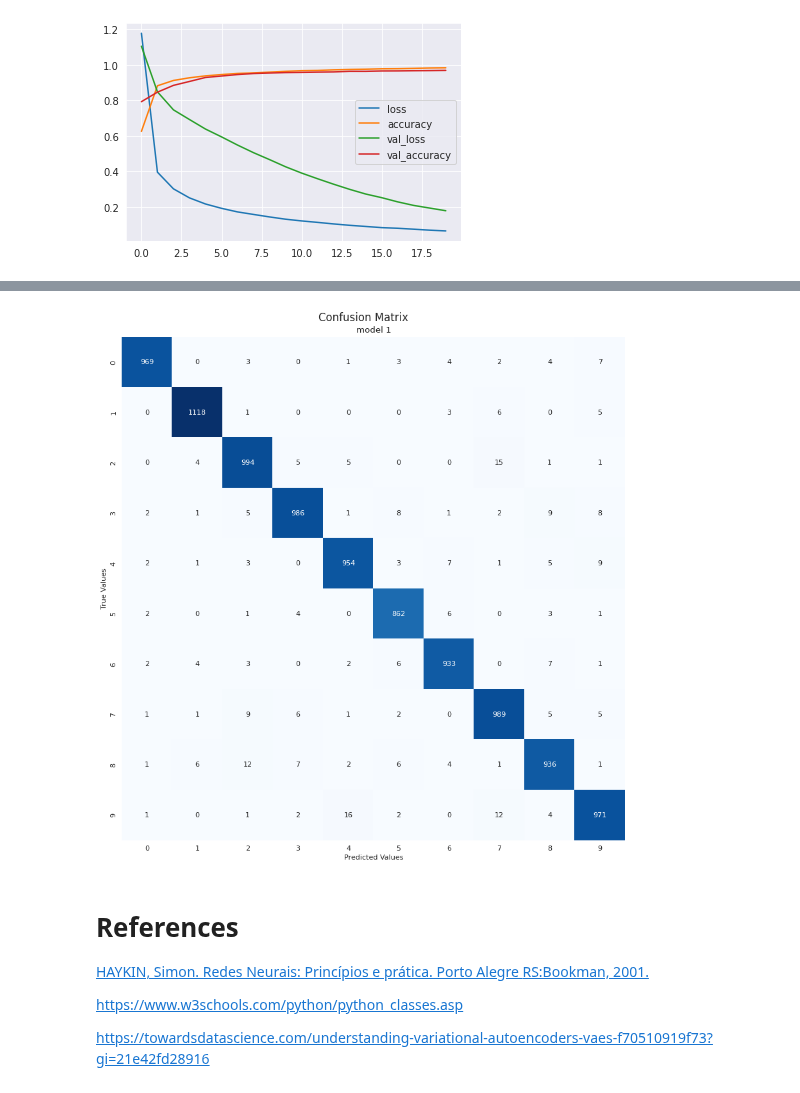
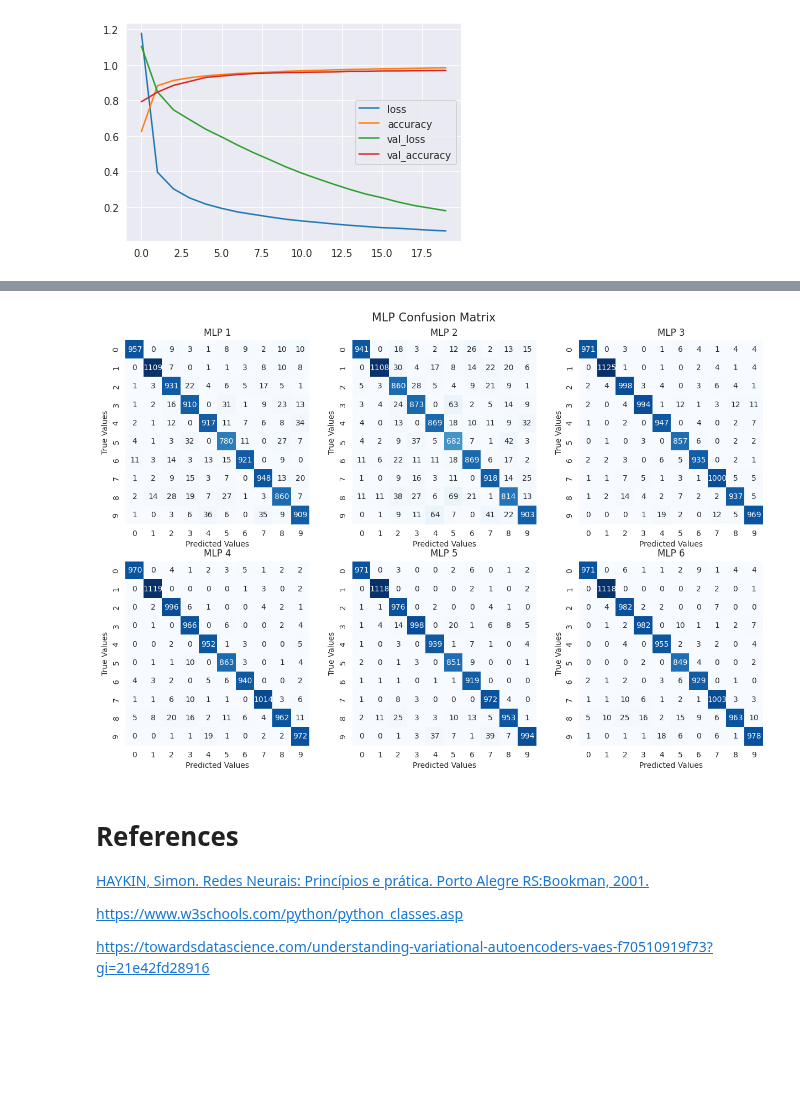
Before and after one commit to barauna-lo/Neurocomputing, a Jupyter notebook: Project_04_CNN.ipynb, the cells around one changed output, grey strips where cells are left out. Cells and saved outputs as stored; diff of their text form; code cells hidden in the pictures; blank space fills up the shorter version.

```diff
--- a/Project_04_CNN.ipynb
+++ b/Project_04_CNN.ipynb
@@ -293,9 +731,9 @@ for i in range(len(models)):
 # %%
-model_name = ['model 1','model 2','model 3','model 4','model 5','model 6']
+
 for i in range(len(models)):
   print(model_name[i])
-  print("Test loss:", score[i][0])
-  print("Test accuracy:", score[i][1])
+  print("Test loss:", score_cnn[i][0])
+  print("Test accuracy:", score_cnn[i][1])
 # %% [output]
 model 1
 Test loss: 0.05025001987814903
@@ -375,6 +815,10 @@ import tensorflow as tf
 #reshapinh data for the MLP models
 X_train = x_train.reshape(x_train.shape[0], 28, 28)
 Y_train = np.argmax(y_train, 1) # Decode labels
+
+X_test = x_test.reshape(x_test.shape[0], 28, 28)
+Y_test = np.argmax(y_test, 1) # Decode labels
+
 
 learning_rate = 0.001
 epochs = 20
@@ -447,12 +908,14 @@ _________________________________________________________________
 # %%
-model_mlp_1.compile(optimizer=tf.keras.optimizers.Adam(learning_rate=0.001),
+model_mlp = [model_mlp_1,model_mlp_2,model_mlp_3,model_mlp_4,model_mlp_5,model_mlp_6]
+model_mlp_name = ['MLP 1','MLP 2','MLP 3','MLP 4','MLP 5','MLP 6',]
+history_mlp =[]
+for i in range(len(model_mlp)):
+  model_mlp[i].compile(optimizer=tf.keras.optimizers.Adam(learning_rate=0.001),
             loss="sparse_categorical_crossentropy",
             metrics=['accuracy'])
-
-history_mlp_1 = model_mlp_1.fit(x=X_train, y=Y_train, batch_size=batch_size,
+  history_mlp.append(model_mlp[i].fit(x=X_train, y=Y_train, batch_size=batch_size,
                       epochs=epochs,
                       shuffle=True,
                       callbacks=[early_stopping],
-                      validation_split=validation_split)
-#epochs = history.epoch
-#hist = pd.DataFrame(history.history)
+                      validation_split=validation_split))
+  print(f"\n-------------\n-------------\nmodel {model_mlp_name[i]} DONE !!!!!!!!\n-------------\n-------------\n")
@@ -476,0 +924,9 @@ Epoch 20/20
+# %%
+score_mlp = []
+for i in range(len(model_mlp)):
+  score_mlp.append(model_mlp[i].evaluate(X_test, Y_test, verbose=0))
+
+for i in range(len(models)):
+  print(model_mlp_name[i])
+  print("Test loss:", score_mlp[i][0])
+  print("Test accuracy:", score_mlp[i][1])
@@ -528,15 +1000,16 @@ plt.show()
 # %%
 #y_test = np.argmax(y_test, 1) # Decode labels
-fig = plt.figure(figsize=(16, 13),dpi=80) # Set Figure
-plt.suptitle('Confusion Matrix',  y=0.90, horizontalalignment='center', verticalalignment='bottom', fontsize = 15)
+fig = plt.figure(figsize=(15, 15),dpi=100) # Set Figure
+plt.suptitle('MLP Confusion Matrix',  y=0.90, horizontalalignment='center', verticalalignment='bottom', fontsize = 15)
 # Plot Confusion matrix
-for i in range(len(models_mlp)):
-  plt.subplot(1,1,i+1)
-  plot_confusion_matrix(models_mlp[i],x_test,y_test,model_name[i])
+for i in range(len(model_mlp)):
+  plt.subplot(3,3,i+1)
+  plot_confusion_matrix(model_mlp[i],x_test,y_test,model_mlp_name[i])
+plt.savefig(f'P4_ConfMatri_MLP.png',bbox_inches='tight')
 plt.show()
 #https://www.kaggle.com/code/elcaiseri/mnist-simple-cnn-keras-accuracy-0-99-top-1
 # %% [output]
-[figure, old version]
+[figure, new version]
 # %% [markdown]
 # References
 
```
Also changed, not shown: parts of 19 cells of this notebook.
